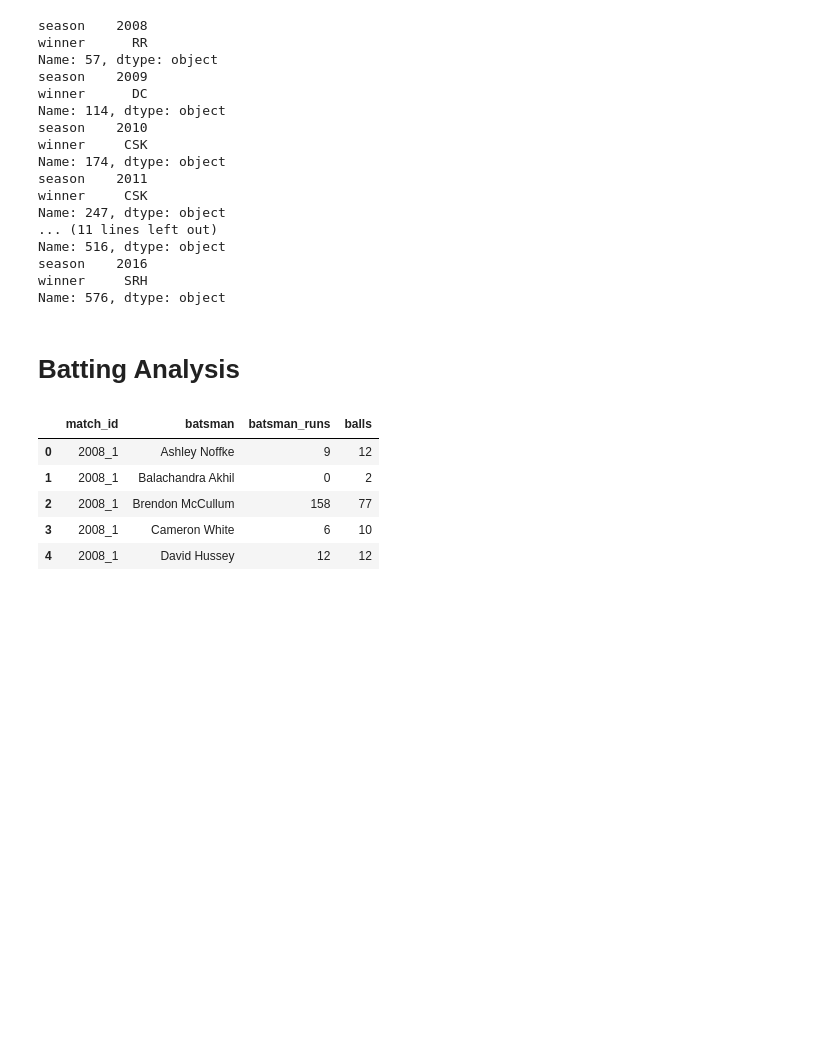
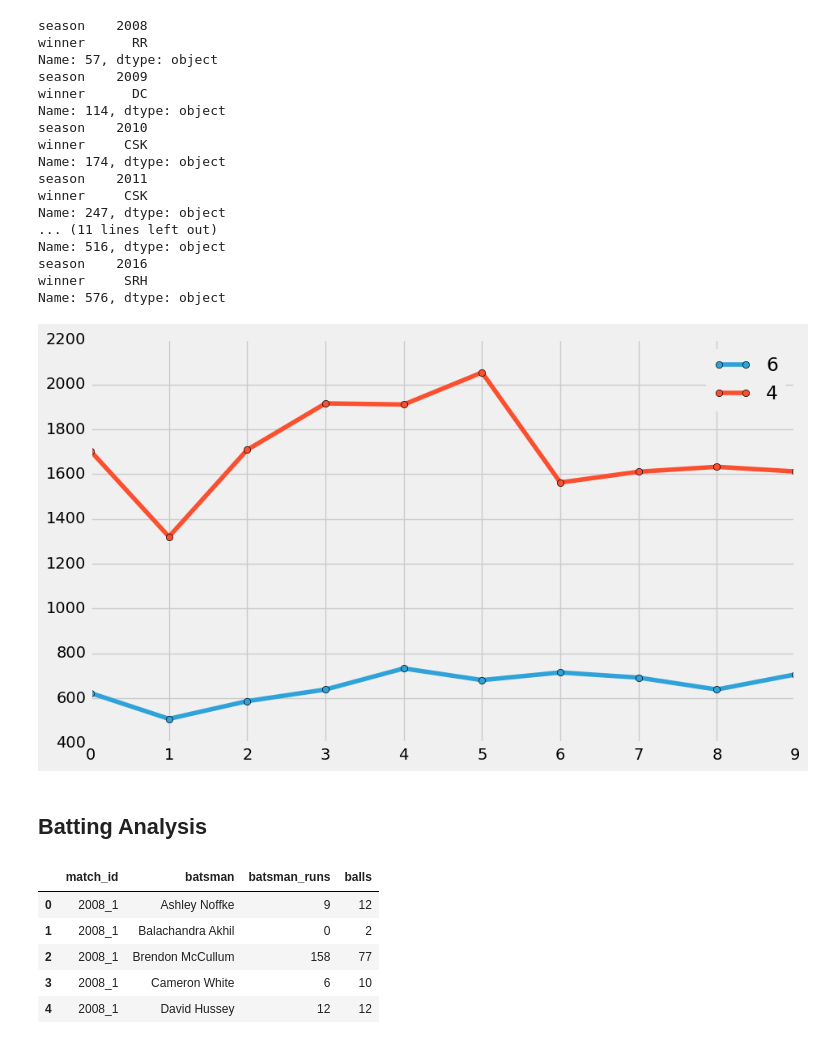
Before and after one commit to abhinav31796/IPL-data-analysis, a Jupyter notebook: IPL_Data_Analysis.ipynb, the cells around one changed output. Drawn from its saved outputs; the diff is of its cells as text; code cells hidden in the pictures; blank space fills up the shorter version.

Commit message:
Some more plots

```diff
--- a/IPL_Data_Analysis.ipynb
+++ b/IPL_Data_Analysis.ipynb
@@ -12,6 +14,7 @@ dataset1 = pd.read_csv('ball_by_ball_data.csv')
 dataset2 = pd.read_csv('key_teams.csv')
 dataset3 = pd.read_csv('match_data.csv')
 dataset4 = pd.read_csv('player_rosters.csv')
+dataset5 = pd.merge(dataset1, dataset3, on='match_id')
 # %%
 #total match played
 print('Total Matches Played:',dataset3.shape[0])
@@ -217,8 +264,22 @@ Name: 516, dtype: object
 season    2016
 winner     SRH
 Name: 576, dtype: object
+# %%
+#boundries across seasons
+data=pd.DataFrame()
+sixes=dataset5.groupby('season')['batsman_runs'].apply(lambda x:(x==6).sum())
+fours=dataset5.groupby('season')['batsman_runs'].apply(lambda x:(x==4).sum())
+boundries=pd.DataFrame({'season':sixes.index,'6':sixes.values})
+boundries['4']=fours.values
+boundries
+boundries[['6','4']].plot(marker='o')
+fig=plt.gcf()
+fig.set_size_inches(10,6)
+plt.show()
+# %% [output]
+[figure, added]
 # %% [markdown]
-# Batting Analysis
+## Batting Analysis
 # %%
 # total batsman runs as per match
 batsman1=dataset1.groupby(['match_id','batsman'])['batsman_runs'].sum().reset_index()
```
Also changed, not shown: parts of 15 cells of this notebook.
